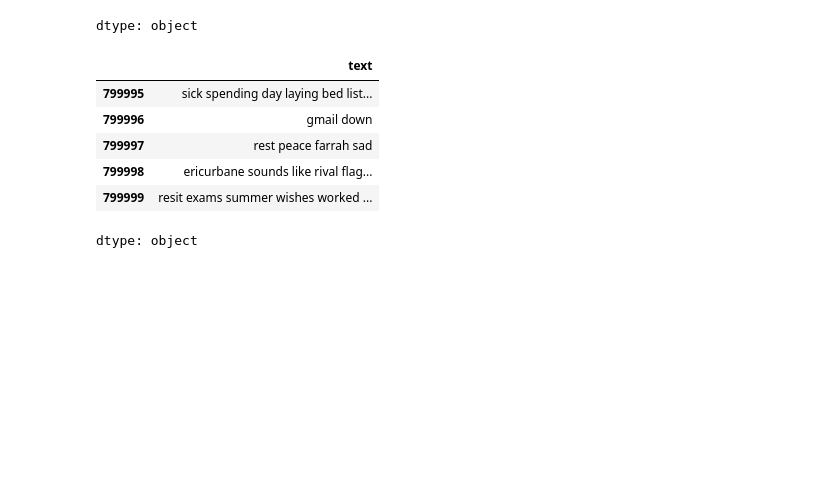
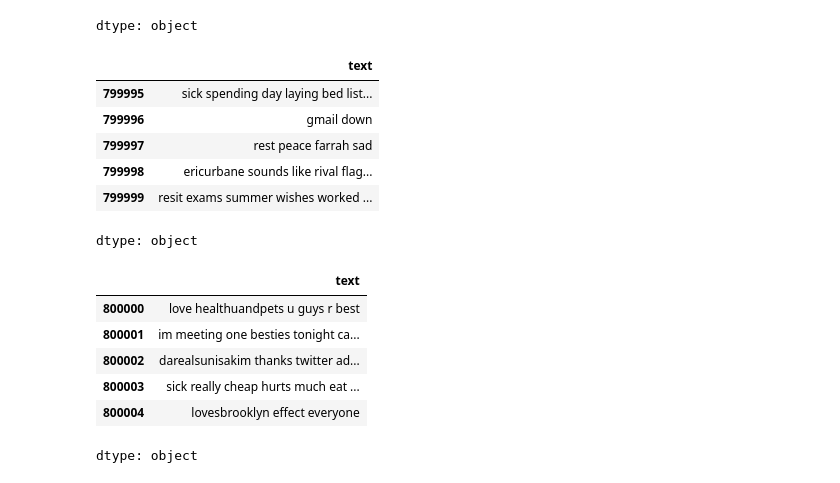
Before and after one commit to rmoberly91/Sentiment-Analysis-System, a Jupyter notebook: TwitterNLP.ipynb, the cells around one changed output. Saved outputs shown, nothing was run; the diff lists cells and outputs as text; code cells hidden in the pictures; blank space fills up the shorter version.

```diff
--- a/TwitterNLP.ipynb
+++ b/TwitterNLP.ipynb
@@ -159,3 +159,21 @@ dataset['text'].tail()
 | 799998 | ericurbane sounds like rival flag... |
 | 799999 | resit exams summer wishes worked ... |
 dtype: object
+# %%
+#Stemmer - pulling words out by the stem
+#The basic root of the word
+
+st = nltk.PorterStemmer()
+def stemming_on_text(data):
+    text = [st.stem(word) for word in data]
+    return data
+dataset['text']= dataset['text'].apply(lambda x: stemming_on_text(x))
+dataset['text'].head()
+# %% [output]
+|  | text |
+| 800000 | love healthuandpets u guys r best |
+| 800001 | im meeting one besties tonight ca... |
+| 800002 | darealsunisakim thanks twitter ad... |
+| 800003 | sick really cheap hurts much eat ... |
+| 800004 | lovesbrooklyn effect everyone |
+dtype: object
```
Also changed, not shown: parts of 5 cells of this notebook.
